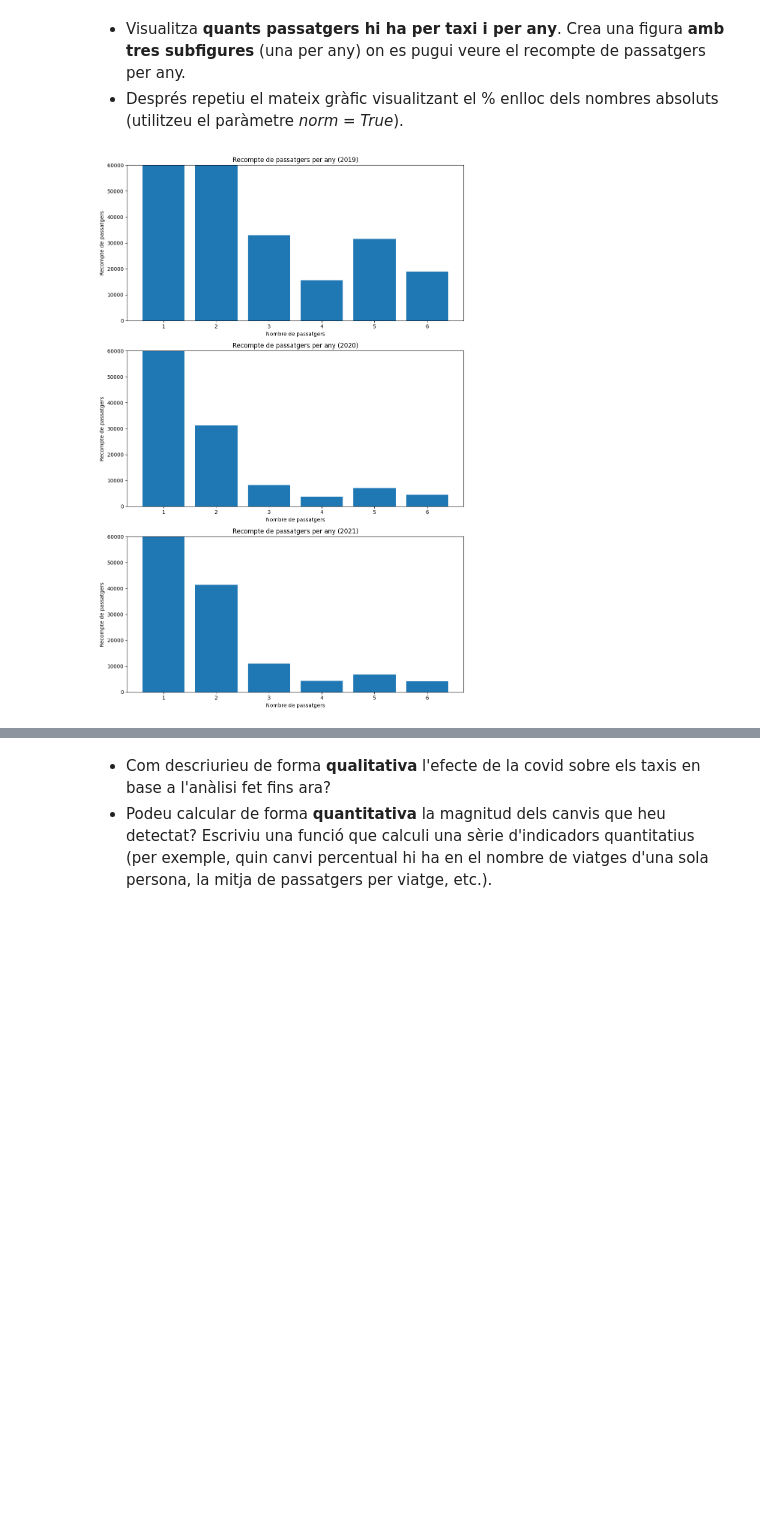
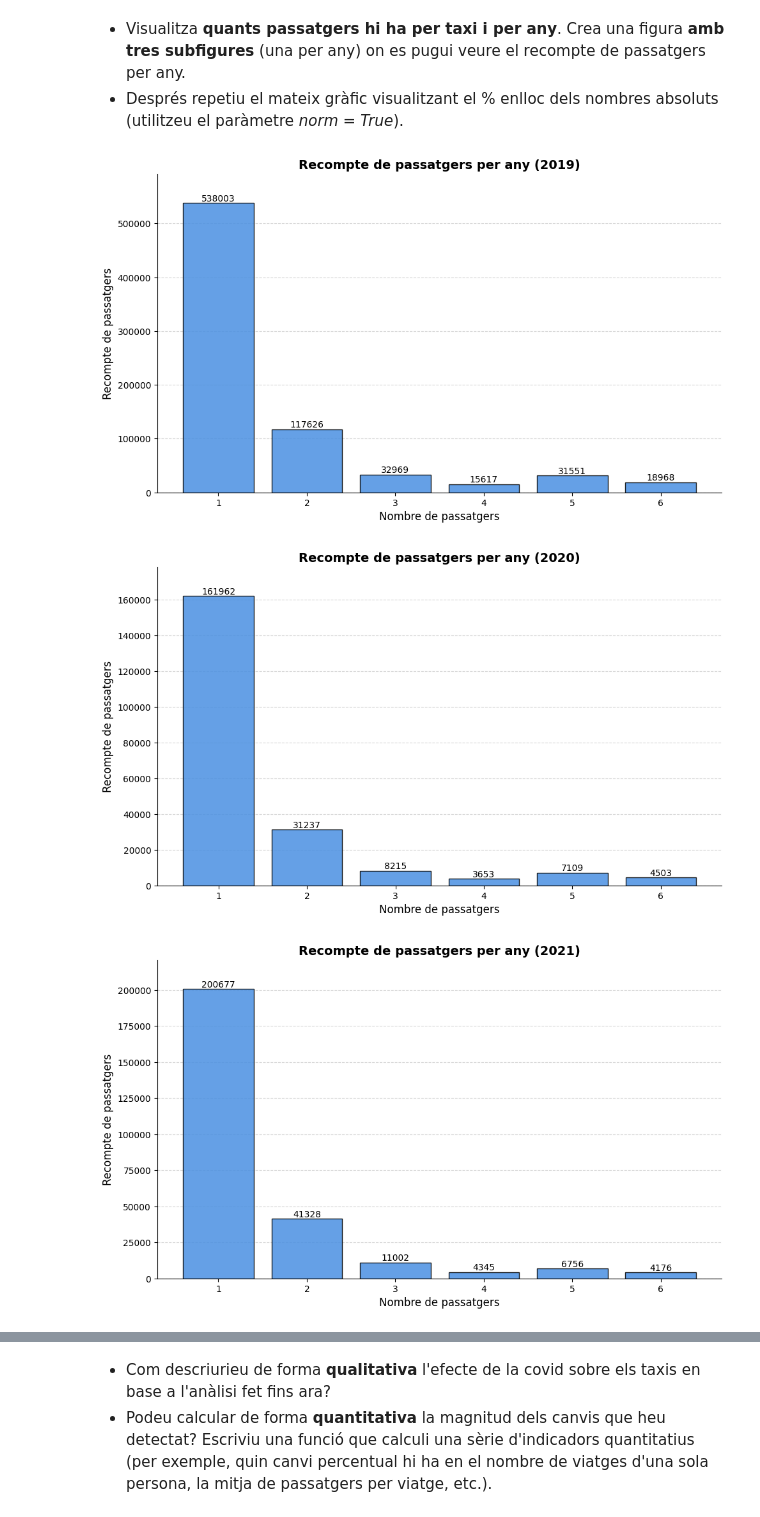
Before and after one commit to SergioEspa/p1-TNUI, a Jupyter notebook: p1_nb.ipynb, the cells around one changed output, grey strips where cells are left out. Saved outputs shown, nothing was run; the diff lists cells and outputs as text; code cells hidden in the pictures; blank space fills up the shorter version.

Commit message:
fix passengers_taxi_year

```diff
--- a/p1_nb.ipynb
+++ b/p1_nb.ipynb
@@ -521,12 +523,10 @@ def passengers_taxi_year(df, ylim, xlabel, ylabel, title, norm=False):
     """
     Funció que visualitza quants passatgers hi ha per taxi i per any
     """
-    # Crear 3 subgràfics (un per any)
-    fig, axs = plt.subplots(3, 1, figsize=(10, 15))
-
-    for year in YEARS:
-        # Assignar eix corresponent
-        ax = axs[year - 2019]
+    # Crea tres figures separades
+    for i, year in enumerate(YEARS):
+        # Crea una nova figura per cada any amb una mida raonable
+        plt.figure(figsize=(10, 6))
 
         # Preparació de dades
         if not norm:
@@ -535,62 +535,66 @@ def passengers_taxi_year(df, ylim, xlabel, ylabel, title, norm=False):
             values = df[df["year"] == year]["passenger_count"].value_counts(normalize=True).sort_index().values * 100
 
         # Dibuix del gràfic
-        bars = ax.bar(
+        bars = plt.bar(
             range(1, 7),
             values,
             color="#4A90E2",
             edgecolor="black",
             alpha=0.85
         )
 
         # Eix X
-        ax.set_xticks(range(1, 7))
-        ax.set_xlabel(xlabel, fontsize=11)
+        plt.xticks(range(1, 7))
+        plt.xlabel(xlabel, fontsize=12)
+
+        # Calcula límits apropiats per l'eix Y
+        max_value = max(values) if len(values) else 0
+        # Estableix el límit superior amb prou espai per les etiquetes
+        upper_limit = max_value * 1.1  # 10% d'espai extra
 
         # Etiquetes i títol
         if not norm:
-            ax.set_ylabel(ylabel, fontsize=11)
-            ax.set_title(f"{title} ({year})", fontsize=13, fontweight="bold")
-            ax.set_ylim(ylim)
+            plt.ylabel(ylabel, fontsize=12)
+            plt.title(f"{title} ({year})", fontsize=14, fontweight="bold")
+            # Utilitza el límit superior calculat en comptes del proporcionat
+            plt.ylim(0, upper_limit)
         else:
-            ax.set_ylabel("Proporció de viatges (%)", fontsize=11)
-            ax.set_title(f"{title} normalitzat ({year})", fontsize=13, fontweight="bold")
-            ax.set_ylim(0, 100)
+            plt.ylabel("Proporció de viatges (%)", fontsize=12)
+            plt.title(f"{title} normalitzat ({year})", fontsize=14, fontweight="bold")
+            plt.ylim(0, 110)  # 10% d'espai per les etiquetes
 
-        # Afegir valors sobre les barres
-        offset = (max(values) * 0.01) if len(values) else 0
+        # Afegir valors sobre les barres - posiciona el text molt més a prop de les parts superiors de les barres
         for bar, v in zip(bars, values):
-            ax.text(
+            plt.text(
                 bar.get_x() + bar.get_width() / 2,
-                v + offset,
+                v,  # Posiciona el text just a la part superior de la barra
                 f"{v:.1f}%" if norm else f"{int(v)}",
                 ha="center",
                 va="bottom",
-                fontsize=9,
+                fontsize=10,
                 fontweight="medium"
             )
 
         # Estètica general
-        ax.grid(axis="y", linestyle="--", alpha=0.5)
-        ax.set_axisbelow(True)
-        ax.spines["top"].set_visible(False)
-        ax.spines["right"].set_visible(False)
-        ax.tick_params(axis="both", labelsize=9)
+        plt.grid(axis="y", linestyle="--", alpha=0.5)
+        plt.gca().spines["top"].set_visible(False)
+        plt.gca().spines["right"].set_visible(False)
+        plt.gca().set_axisbelow(True)
 
-    plt.tight_layout()
-    plt.show()
+        # Utilitza tight_layout amb padding adequat
+        plt.tight_layout(pad=1.1)
+        plt.show()
 
-
-
-
-
+# Call the function
 passengers_taxi_year(df,
                      (0, 60000),
                      'Nombre de passatgers',
                      'Recompte de passatgers',
                      'Recompte de passatgers per any')
 # %% [output]
-[figure, old version]
+[figure, new version]
+[figure, added]
+[figure, added]
 # %%
 passengers_taxi_year(df,
                      (0, 60000),
```
Also changed, not shown: parts of 9 cells of this notebook.
